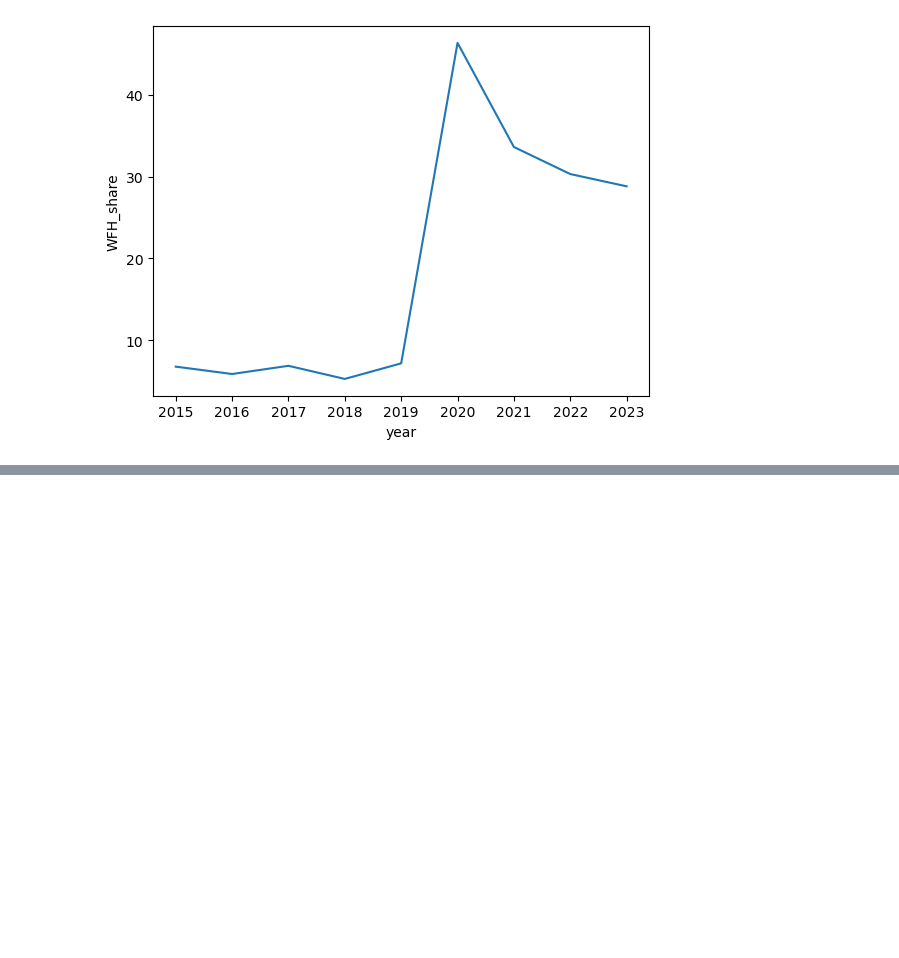
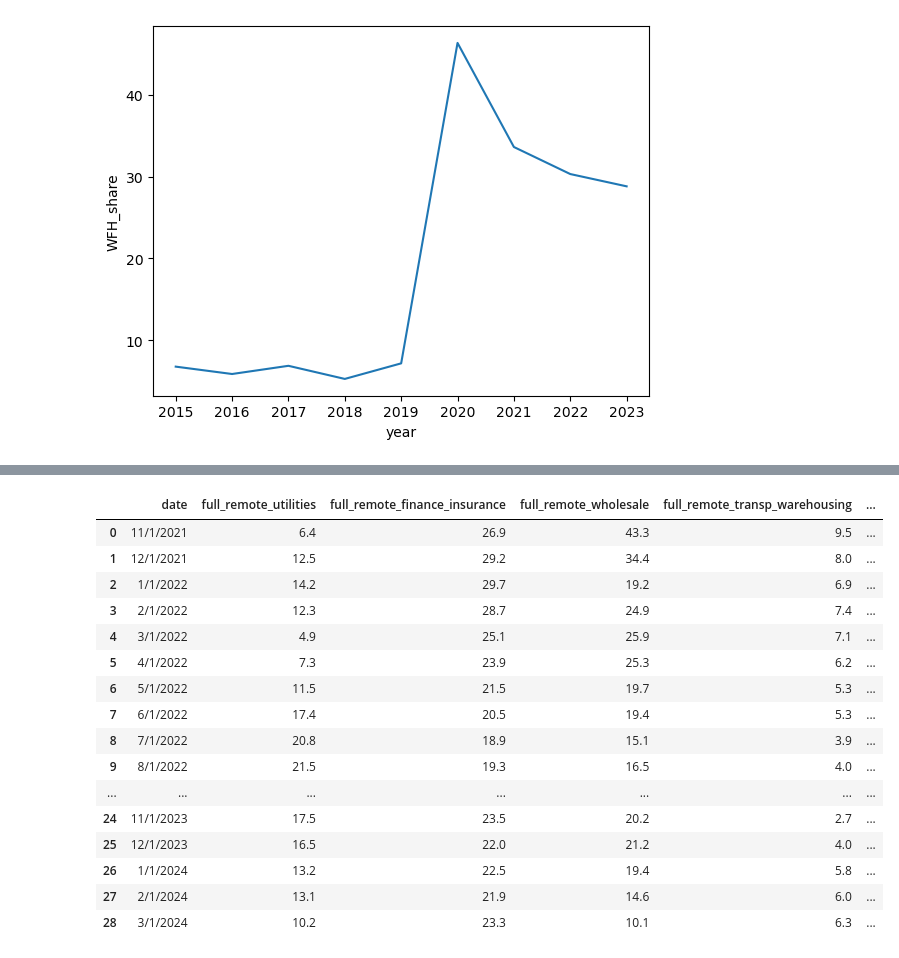
Before and after one commit to Keith-Cheung/FIN377-Final-Project, a Jupyter notebook: build_sample.ipynb, the cells around one changed output, grey strips where cells are left out. Drawn from its saved outputs; the diff is of its cells as text; code cells hidden in the pictures; blank space fills up the shorter version.

```diff
--- a/build_sample.ipynb
+++ b/build_sample.ipynb
@@ -261,0 +342,34 @@ Industries focused on
+# %%
+# load in WFH percentages by industry
+wfh_ind = pd.read_csv('Work From Home Data/Industry_WFH/WFH_Industry.csv')
+# %%
+# narrowing down to our desired industries
+# List of column headers to keep
+columns_to_keep = ['date', 'full_remote_utilities', 'full_remote_finance_insurance',
+                   'full_remote_wholesale', 'full_remote_transp_warehousing',
+                   'full_remote_realestate', 'full_remote_arts_entertain']
+
+# Select only the desired columns from the dataset
+wfh_ind_filtered = wfh_ind.loc[:, columns_to_keep]
+
+# Now 'wfh_selected_columns' contains only the specified columns
+# %%
+wfh_ind_filtered
+# %% [output]
+|  | date | full_remote_utilities | full_remote_finance_insurance | full_remote_wholesale | full_remote_transp_warehousing | ... |
+| 0 | 11/1/2021 | 6.4 | 26.9 | 43.3 | 9.5 | ... |
+| 1 | 12/1/2021 | 12.5 | 29.2 | 34.4 | 8.0 | ... |
+| 2 | 1/1/2022 | 14.2 | 29.7 | 19.2 | 6.9 | ... |
+| 3 | 2/1/2022 | 12.3 | 28.7 | 24.9 | 7.4 | ... |
+| 4 | 3/1/2022 | 4.9 | 25.1 | 25.9 | 7.1 | ... |
+| 5 | 4/1/2022 | 7.3 | 23.9 | 25.3 | 6.2 | ... |
+| 6 | 5/1/2022 | 11.5 | 21.5 | 19.7 | 5.3 | ... |
+| 7 | 6/1/2022 | 17.4 | 20.5 | 19.4 | 5.3 | ... |
+| 8 | 7/1/2022 | 20.8 | 18.9 | 15.1 | 3.9 | ... |
+| 9 | 8/1/2022 | 21.5 | 19.3 | 16.5 | 4.0 | ... |
+| ... | ... | ... | ... | ... | ... | ... |
+| 24 | 11/1/2023 | 17.5 | 23.5 | 20.2 | 2.7 | ... |
+| 25 | 12/1/2023 | 16.5 | 22.0 | 21.2 | 4.0 | ... |
+| 26 | 1/1/2024 | 13.2 | 22.5 | 19.4 | 5.8 | ... |
+| 27 | 2/1/2024 | 13.1 | 21.9 | 14.6 | 6.0 | ... |
+| 28 | 3/1/2024 | 10.2 | 23.3 | 10.1 | 6.3 | ... |
```
Also changed, not shown: parts of 13 cells of this notebook.
